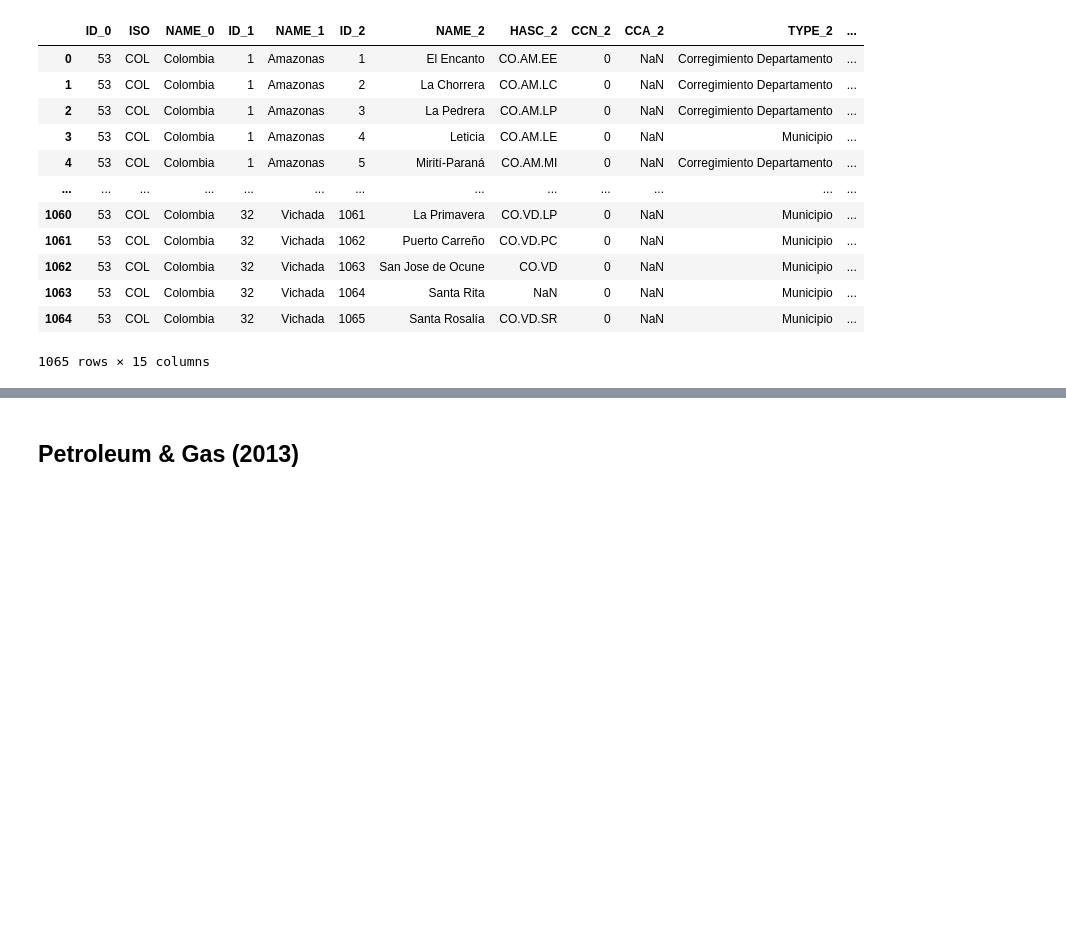
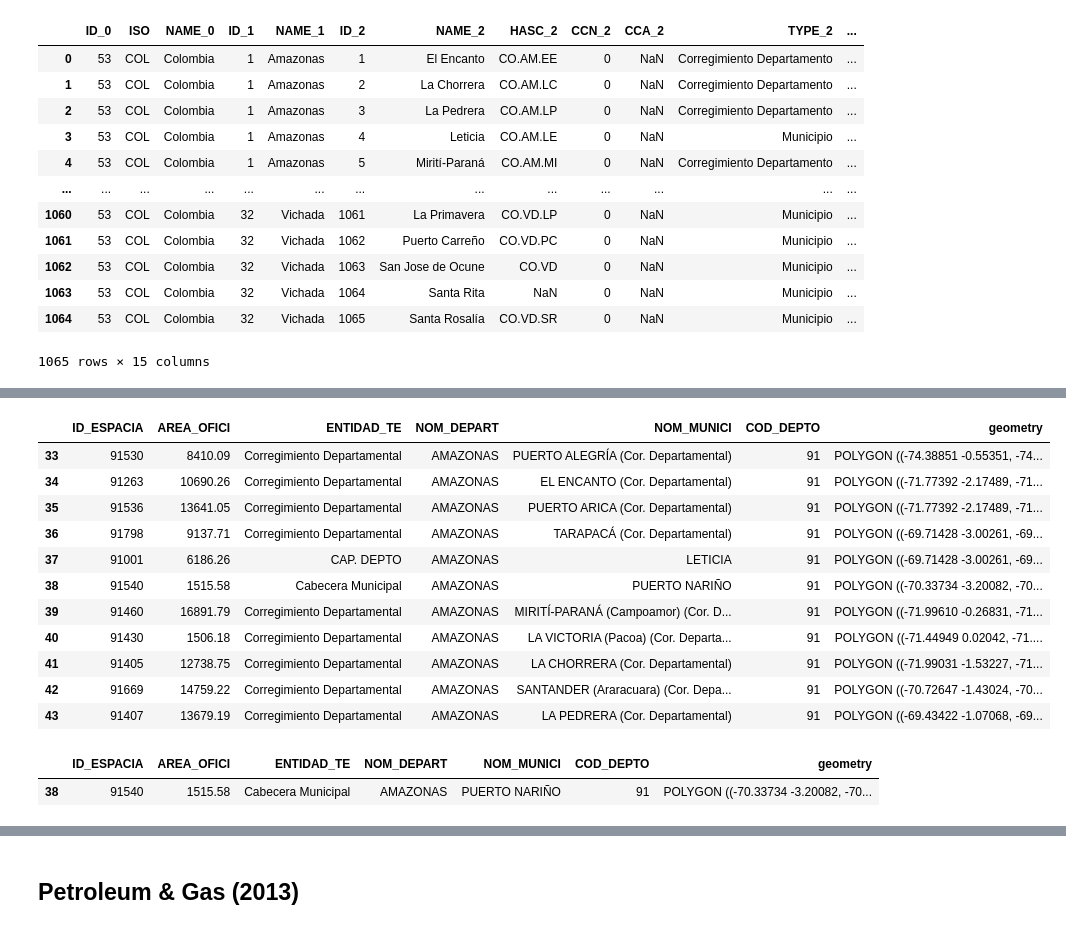
Before and after one commit to macacosta/03-geopark-vector-data, a Jupyter notebook: notebooks/geopark-vector-data-empty.ipynb, the cells around one changed output, grey strips where cells are left out. Drawn from its saved outputs; the diff is of its cells as text; code cells hidden in the pictures; blank space fills up the shorter version.

```diff
--- a/notebooks/geopark-vector-data-empty.ipynb
+++ b/notebooks/geopark-vector-data-empty.ipynb
@@ -77,4 +107,24 @@ dept_gdf = gpd.read
 # %%
 # Select Amazonas municipality
+amazonas = colombia_gdf[colombia_gdf["NOM_DEPART"] == "AMAZONAS"]
+amazonas
+# %% [output]
+|  | ID_ESPACIA | AREA_OFICI | ENTIDAD_TE | NOM_DEPART | NOM_MUNICI | COD_DEPTO | geometry |
+| 33 | 91530 | 8410.09 | Corregimiento Departamental | AMAZONAS | PUERTO ALEGRÍA (Cor. Departamental) | 91 | POLYGON ((-74.38851 -0.55351, -74... |
+| 34 | 91263 | 10690.26 | Corregimiento Departamental | AMAZONAS | EL ENCANTO (Cor. Departamental) | 91 | POLYGON ((-71.77392 -2.17489, -71... |
+| 35 | 91536 | 13641.05 | Corregimiento Departamental | AMAZONAS | PUERTO ARICA (Cor. Departamental) | 91 | POLYGON ((-71.77392 -2.17489, -71... |
+| 36 | 91798 | 9137.71 | Corregimiento Departamental | AMAZONAS | TARAPACÁ (Cor. Departamental) | 91 | POLYGON ((-69.71428 -3.00261, -69... |
+| 37 | 91001 | 6186.26 | CAP. DEPTO | AMAZONAS | LETICIA | 91 | POLYGON ((-69.71428 -3.00261, -69... |
+| 38 | 91540 | 1515.58 | Cabecera Municipal | AMAZONAS | PUERTO NARIÑO | 91 | POLYGON ((-70.33734 -3.20082, -70... |
+| 39 | 91460 | 16891.79 | Corregimiento Departamental | AMAZONAS | MIRITÍ-PARANÁ (Campoamor) (Cor. D... | 91 | POLYGON ((-71.99610 -0.26831, -71... |
+| 40 | 91430 | 1506.18 | Corregimiento Departamental | AMAZONAS | LA VICTORIA (Pacoa) (Cor. Departa... | 91 | POLYGON ((-71.44949 0.02042, -71.... |
+| 41 | 91405 | 12738.75 | Corregimiento Departamental | AMAZONAS | LA CHORRERA (Cor. Departamental) | 91 | POLYGON ((-71.99031 -1.53227, -71... |
+| 42 | 91669 | 14759.22 | Corregimiento Departamental | AMAZONAS | SANTANDER (Araracuara) (Cor. Depa... | 91 | POLYGON ((-70.72647 -1.43024, -70... |
+| 43 | 91407 | 13679.19 | Corregimiento Departamental | AMAZONAS | LA PEDRERA (Cor. Departamental) | 91 | POLYGON ((-69.43422 -1.07068, -69... |
 # %%
 # Select Puerto Nariño
+pn = amazonas[amazonas["NOM_MUNICI"] == "PUERTO NARIÑO"]
+pn
+# %% [output]
+|  | ID_ESPACIA | AREA_OFICI | ENTIDAD_TE | NOM_DEPART | NOM_MUNICI | COD_DEPTO | geometry |
+| 38 | 91540 | 1515.58 | Cabecera Municipal | AMAZONAS | PUERTO NARIÑO | 91 | POLYGON ((-70.33734 -3.20082, -70... |
```
Also changed, not shown: parts of 8 cells of this notebook.
